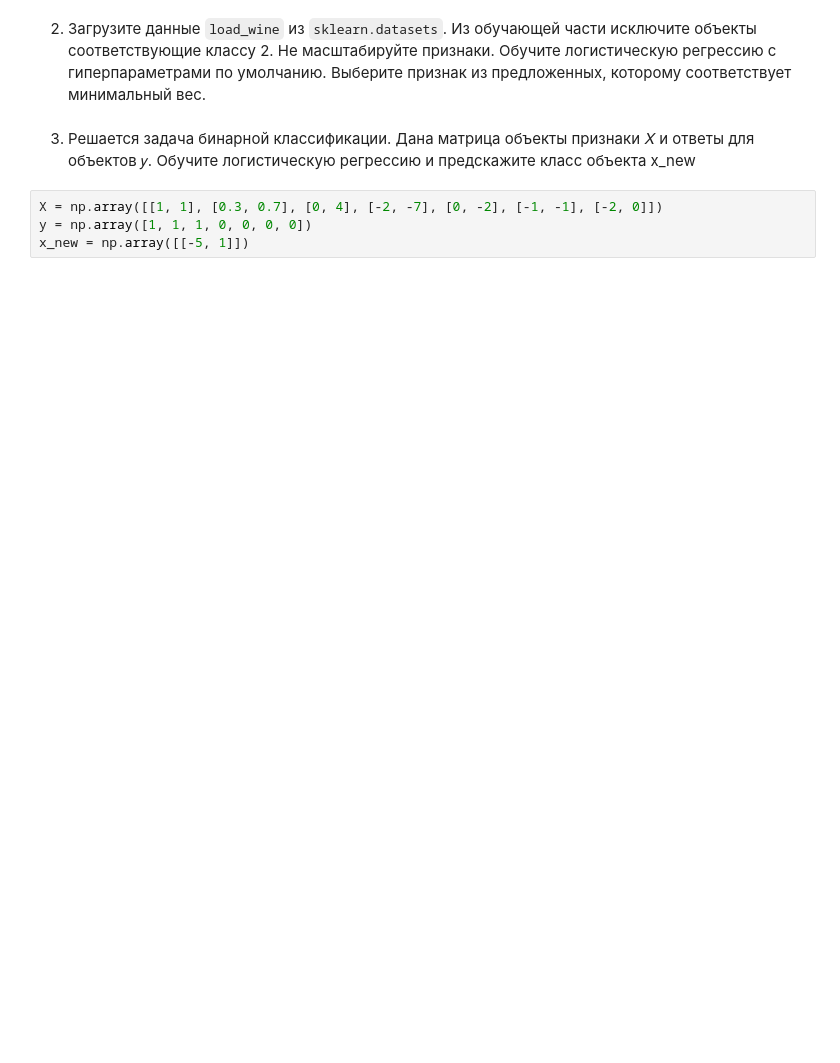
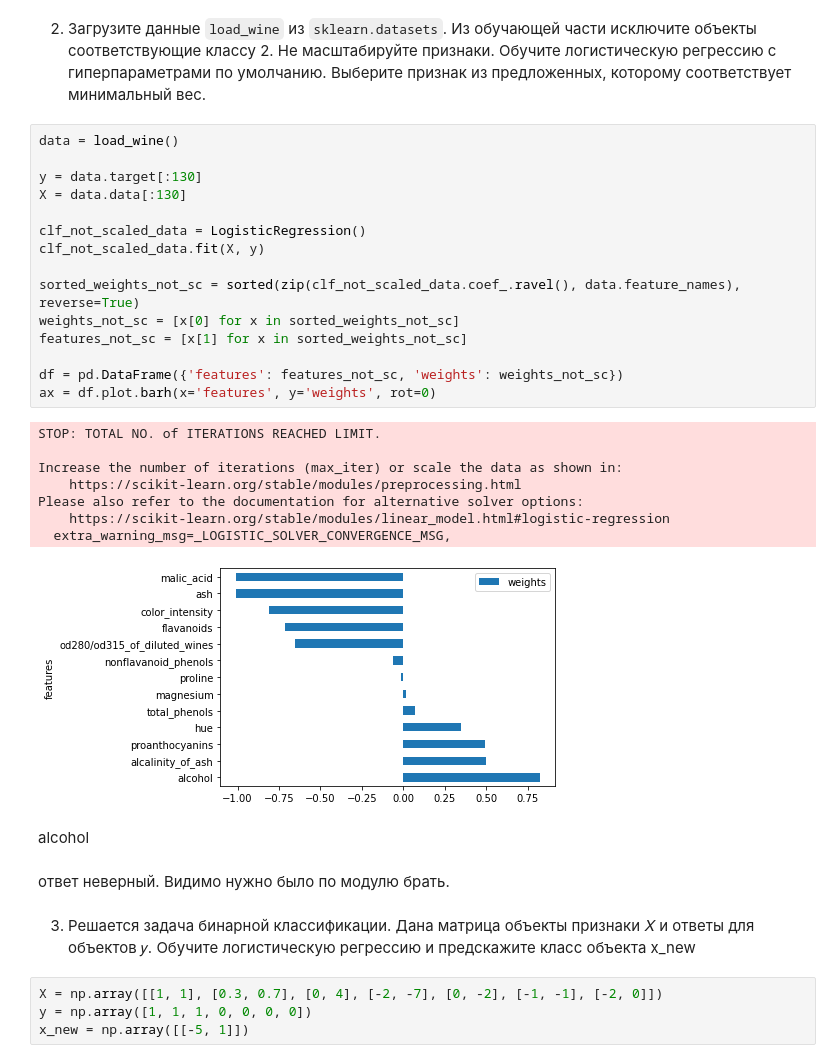
Before and after one commit to nedokormysh/OpenEdu_HSE_INTRML, a Jupyter notebook: Task6.ipynb, the cells around one changed output. Drawn from its saved outputs; the diff is of its cells as text; blank space fills up the shorter version.

```diff
--- a/Task6.ipynb
+++ b/Task6.ipynb
@@ -32,6 +184,34 @@ print(data)
 # %% [markdown]
 2. Загрузите данные `load_wine` из `sklearn.datasets`. Из обучающей части исключите объекты соответствующие классу 2. Не масштабируйте признаки. Обучите логистическую регрессию с гиперпараметрами по умолчанию.
 Выберите признак из предложенных, которому соответствует минимальный вес.
+# %%
+data = load_wine()
+
+y = data.target[:130]
+X = data.data[:130]
+
+clf_not_scaled_data = LogisticRegression()
+clf_not_scaled_data.fit(X, y)
+
+sorted_weights_not_sc = sorted(zip(clf_not_scaled_data.coef_.ravel(), data.feature_names), reverse=True)
+weights_not_sc = [x[0] for x in sorted_weights_not_sc]
+features_not_sc = [x[1] for x in sorted_weights_not_sc]
+
+df = pd.DataFrame({'features': features_not_sc, 'weights': weights_not_sc})
+ax = df.plot.barh(x='features', y='weights', rot=0)
+# %% [output]
+STOP: TOTAL NO. of ITERATIONS REACHED LIMIT.
+
+Increase the number of iterations (max_iter) or scale the data as shown in:
+    https://scikit-learn.org/stable/modules/preprocessing.html
+Please also refer to the documentation for alternative solver options:
+    https://scikit-learn.org/stable/modules/linear_model.html#logistic-regression
+  extra_warning_msg=_LOGISTIC_SOLVER_CONVERGENCE_MSG,
+[figure, added]
+# %% [markdown]
+alcohol
+# %% [markdown]
+ответ неверный. Видимо нужно было по модулю брать.
 # %% [markdown]
 3. Решается задача бинарной классификации. Дана матрица объекты признаки 𝑋 и ответы для объектов  𝑦. Обучите логистическую регрессию и предскажите класс объекта x_new
 # %%
```
Also changed, not shown: parts of 39 cells of this notebook.
